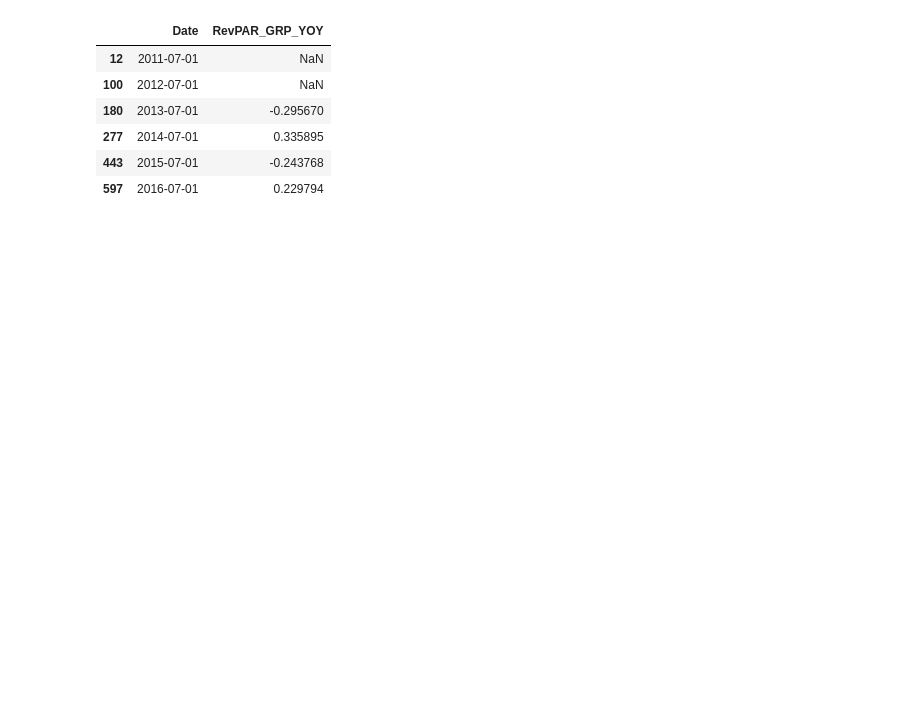
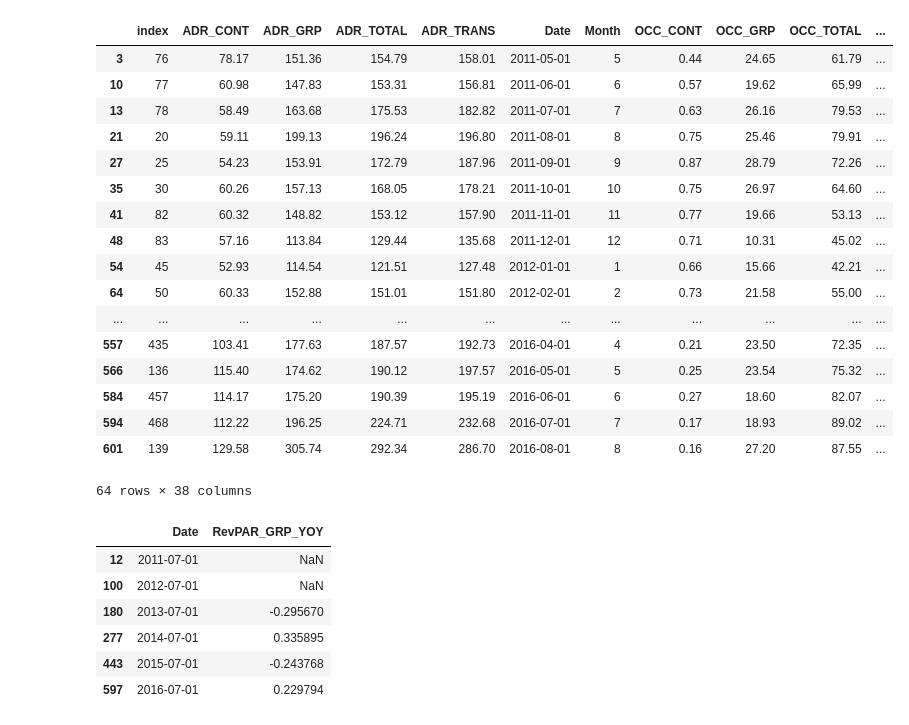
Before and after one commit to studentofdata/market_share_mccvb, a Jupyter notebook: notebooks/anas_hotel_metrics.ipynb, the cells around one changed output. Cells and saved outputs as stored; diff of their text form; code cells hidden in the pictures; blank space fills up the shorter version.

```diff
--- a/notebooks/anas_hotel_metrics.ipynb
+++ b/notebooks/anas_hotel_metrics.ipynb
@@ -410,3 +476,24 @@ plt.savefig('RevPAR_Trans_YOY_July.pdf')
+# %%
+viz_set[viz_set['Region'] == "Monterey County, CA"]
+# %% [output]
+|  | index | ADR_CONT | ADR_GRP | ADR_TOTAL | ADR_TRANS | Date | Month | OCC_CONT | OCC_GRP | OCC_TOTAL | ... |
+| 3 | 76 | 78.17 | 151.36 | 154.79 | 158.01 | 2011-05-01 | 5 | 0.44 | 24.65 | 61.79 | ... |
+| 10 | 77 | 60.98 | 147.83 | 153.31 | 156.81 | 2011-06-01 | 6 | 0.57 | 19.62 | 65.99 | ... |
+| 13 | 78 | 58.49 | 163.68 | 175.53 | 182.82 | 2011-07-01 | 7 | 0.63 | 26.16 | 79.53 | ... |
+| 21 | 20 | 59.11 | 199.13 | 196.24 | 196.80 | 2011-08-01 | 8 | 0.75 | 25.46 | 79.91 | ... |
+| 27 | 25 | 54.23 | 153.91 | 172.79 | 187.96 | 2011-09-01 | 9 | 0.87 | 28.79 | 72.26 | ... |
+| 35 | 30 | 60.26 | 157.13 | 168.05 | 178.21 | 2011-10-01 | 10 | 0.75 | 26.97 | 64.60 | ... |
+| 41 | 82 | 60.32 | 148.82 | 153.12 | 157.90 | 2011-11-01 | 11 | 0.77 | 19.66 | 53.13 | ... |
+| 48 | 83 | 57.16 | 113.84 | 129.44 | 135.68 | 2011-12-01 | 12 | 0.71 | 10.31 | 45.02 | ... |
+| 54 | 45 | 52.93 | 114.54 | 121.51 | 127.48 | 2012-01-01 | 1 | 0.66 | 15.66 | 42.21 | ... |
+| 64 | 50 | 60.33 | 152.88 | 151.01 | 151.80 | 2012-02-01 | 2 | 0.73 | 21.58 | 55.00 | ... |
+| ... | ... | ... | ... | ... | ... | ... | ... | ... | ... | ... | ... |
+| 557 | 435 | 103.41 | 177.63 | 187.57 | 192.73 | 2016-04-01 | 4 | 0.21 | 23.50 | 72.35 | ... |
+| 566 | 136 | 115.40 | 174.62 | 190.12 | 197.57 | 2016-05-01 | 5 | 0.25 | 23.54 | 75.32 | ... |
+| 584 | 457 | 114.17 | 175.20 | 190.39 | 195.19 | 2016-06-01 | 6 | 0.27 | 18.60 | 82.07 | ... |
+| 594 | 468 | 112.22 | 196.25 | 224.71 | 232.68 | 2016-07-01 | 7 | 0.17 | 18.93 | 89.02 | ... |
+| 601 | 139 | 129.58 | 305.74 | 292.34 | 286.70 | 2016-08-01 | 8 | 0.16 | 27.20 | 87.55 | ... |
+64 rows × 38 columns
 # %%
 plot_data[plot_data['Region'] == 'City of Monterey, CA'][['Date','RevPAR_GRP_YOY']]
 # %% [output]
```
Also changed, not shown: parts of 9 cells of this notebook.
